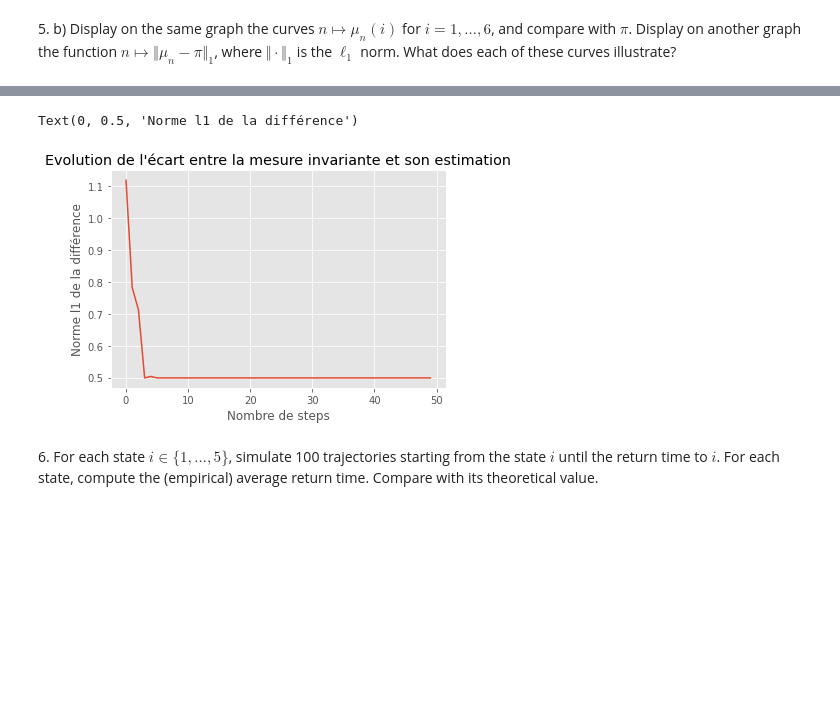
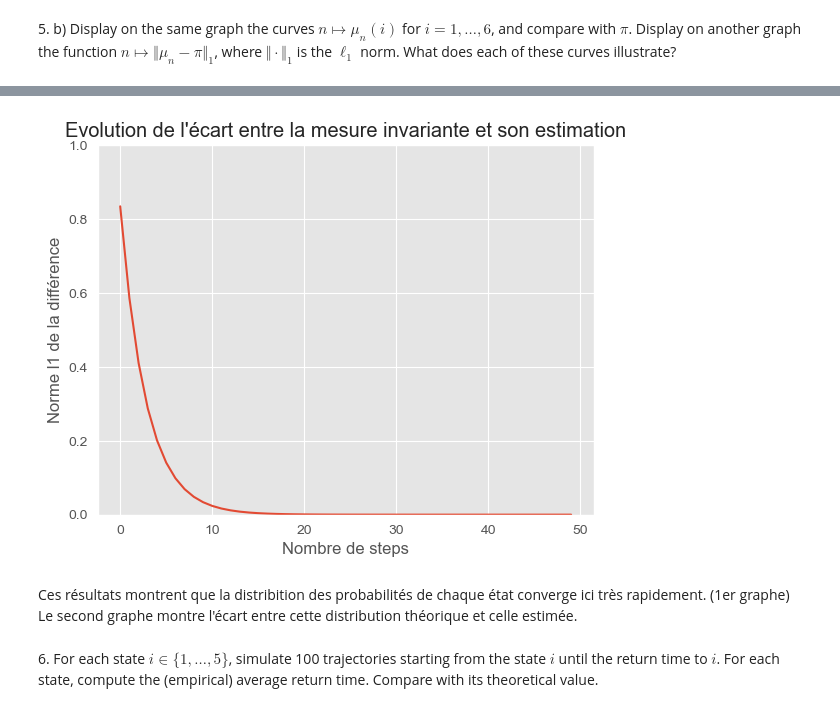
Before and after one commit to VictorNiaussat/MarkovChain, a Jupyter notebook: lab1_students/lab1_notebook.ipynb, the cells around one changed output, grey strips where cells are left out. Saved outputs shown, nothing was run; the diff lists cells and outputs as text; code cells hidden in the pictures; blank space fills up the shorter version.

```diff
--- a/lab1_students/lab1_notebook.ipynb
+++ b/lab1_students/lab1_notebook.ipynb
@@ -264,10 +273,14 @@ plt.show()
 # %%
 w,v=np.linalg.eig(P.T)
-normalized_vector = np.real(v[0] / np.sum(v[0]))
+normalized_vector = np.real(v[:,0] / np.sum(v[:,0]))
 print(f"Valeurs propres :                                       {w}")
-print(f"Vecteur propre associé à la valeur propre 1 :           {v[0]}")
+print(f"Vecteur propre associé à la valeur propre 1 :           {v[:,0]}")
 print(f"Vecteur propre associé à la valeur propre 1 normalisé : {normalized_vector}")
-#plt.hist(normalized_vector)
-#plt.hist(states,density=True)
+
+sns.histplot(data=states)
+sns.histplot(data=normalized_vector,color="gold")
+#plt.hist(normalized_vector,label=['etat 0 ','etat 1','etat 2'])
+#plt.hist(states,label=['etat 0','etat 1','etat 2'])
+plt.plot()
 # %% [output]
 Valeurs propres :                                       [ 1.  -0.7 -0.1]
@@ -313,13 +329,16 @@ diff = np.linalg.norm(history - pi_vect,ord=1,axis=1)
 # %%
 plt.figure()
 plt.plot(diff)
 plt.title("Evolution de l'écart entre la mesure invariante et son estimation")
 plt.xlabel("Nombre de steps")
 plt.ylabel("Norme l1 de la différence")
+plt.ylim(0,1)
 plt.show()
 # %% [output]
-Text(0, 0.5, 'Norme l1 de la différence')
-[figure, old version]
+[figure, new version]
+# %% [markdown]
+Ces résultats montrent que la distribition des probabilités de chaque état converge ici très rapidement. (1er graphe)
+Le second graphe montre l'écart entre cette distribution théorique et celle estimée.
 # %% [markdown]
 6\. For each state $i \in \{1, \dotsc, 5 \}$, simulate 100 trajectories starting from the state $i$ until the return time to $i$. For each state, compute the (empirical) average return time. Compare with its theoretical value.
 # %%
```
Also changed, not shown: parts of 11 cells of this notebook.
